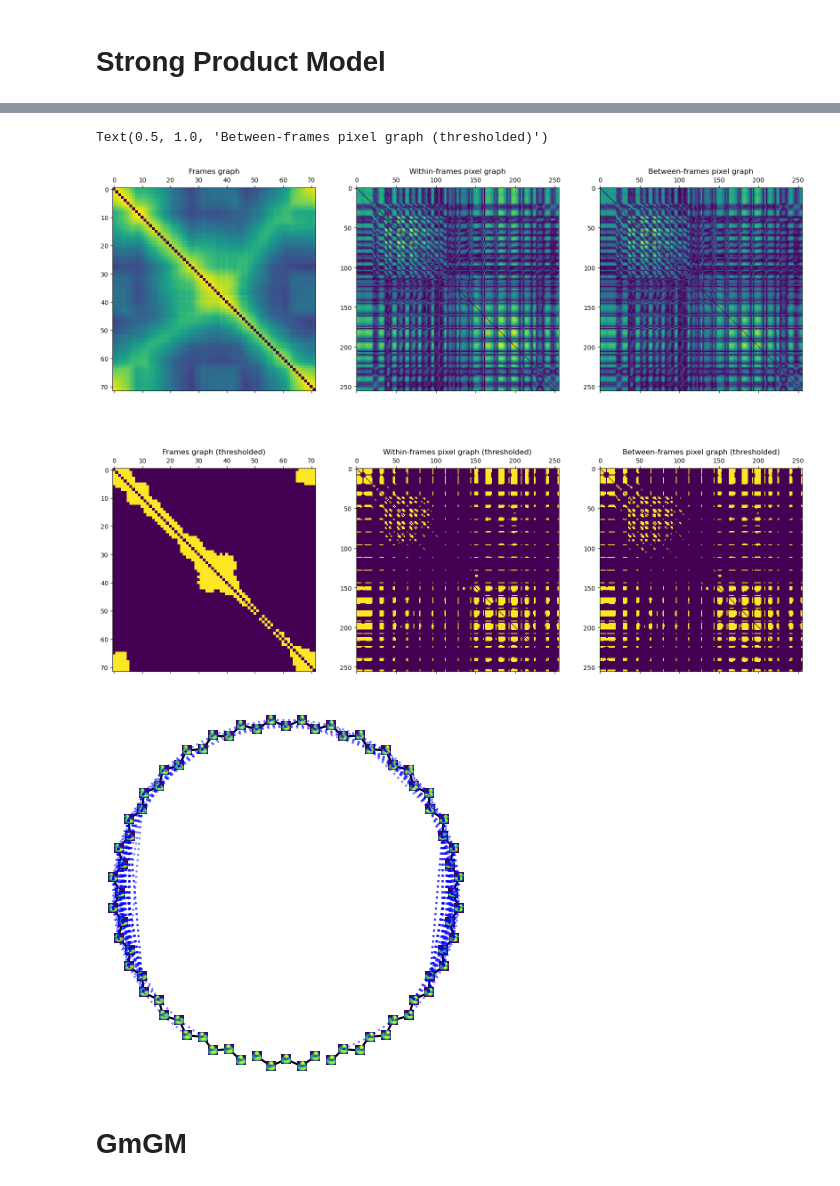
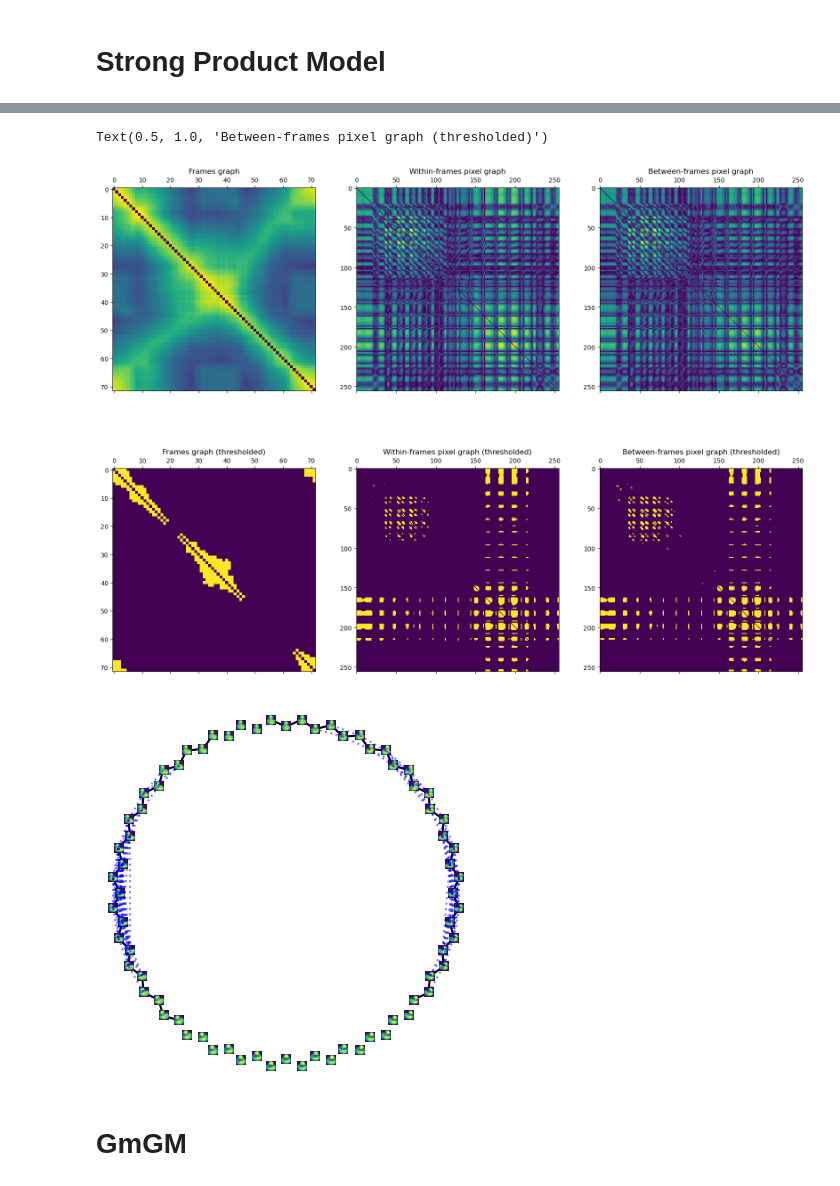
Before and after one commit to BaileyAndrew/Strong-Product-Model, a Jupyter notebook: coil.ipynb, the cells around one changed output, grey strips where cells are left out. Drawn from its saved outputs; the diff is of its cells as text; code cells hidden in the pictures.

```diff
--- a/coil.ipynb
+++ b/coil.ipynb
@@ -69,10 +69,10 @@ data_flattened = {
 
 results_sp = strong_product_model(
     data_matrix=data_flattened['obj1'] - data_flattened['obj1'].mean(),
-    rho_rows=0.0001,
-    rho_cols_within_rows=0.0001,
-    rho_cols_between_rows=0.0001,
+    rho_rows=0.001,
+    rho_cols_within_rows=0.001,
+    rho_cols_between_rows=0.001,
     verbose=True,
-    tol=1e-5
+    tol=1e-3
 )
 # %% [output]
@@ -99,8 +96,8 @@ resmatrix_cols_between = np.abs(results_sp['cols_between_rows'])
 np.fill_diagonal(resmatrix_cols_within, 0)
 np.fill_diagonal(resmatrix_cols_between, 0)
 
-# Keep only the top 4 edges per node
-to_keep = 72 * 4
+# Keep only the top 2 edges per node
+to_keep = 72 * 2
 num_edges = (72 ** 2 - 72) / 2
 percentile = 100 - to_keep / num_edges * 100
 threshold = np.percentile(resmatrix_sp, percentile)
@@ -119,34 +116,34 @@ ax1.set_title("Frames graph")
 ax2.matshow(resmatrix_cols_within)
 ax2.set_title("Within-frames pixel graph")
 ax3.matshow(resmatrix_cols_between)
 ax3.set_title("Between-frames pixel graph")
 
 ax4, ax5, ax6 = axs[1]
 resmatrix_sp[resmatrix_sp < threshold] = 0
 resmatrix_cols_within[resmatrix_cols_within < threshold_cols_within] = 0
 resmatrix_cols_between[resmatrix_cols_between < threshold_cols_between] = 0
 resmatrix_sp[resmatrix_sp != 0] = 1
 resmatrix_cols_within[resmatrix_cols_within != 0] = 1
 resmatrix_cols_between[resmatrix_cols_between != 0] = 1
 ax4.matshow(resmatrix_sp)
 ax4.set_title("Frames graph (thresholded)")
 ax5.matshow(resmatrix_cols_within)
 ax5.set_title("Within-frames pixel graph (thresholded)")
 ax6.matshow(resmatrix_cols_between)
 ax6.set_title("Between-frames pixel graph (thresholded)")
 
 # for (i, j), z in np.ndenumerate(frames_res):
 #     ax1.text(
 #         j,
 #         i,
 #         '{:0.1f}'.format(z),
 #         ha='center',
 #         va='center',
 #         bbox=dict(boxstyle='round', facecolor='white', edgecolor='0.3')
 #     )
 # %% [output]
 Text(0.5, 1.0, 'Between-frames pixel graph (thresholded)')
-[figure, old version]
+[figure, new version]
 # %%
 fig, ax = plt.subplots()
 ax.axis('off')
@@ -187,7 +184,7 @@ ax.set_ylim(-500, 500)
 
 fig.savefig('out_figs/coil/sp.pdf', transparent=True, dpi=200)
 # %% [output]
-[figure, old version]
+[figure, new version]
 # %% [markdown]
 # GmGM
 # %%
```
Also changed, not shown: parts of 9 cells of this notebook, 3 other files.
